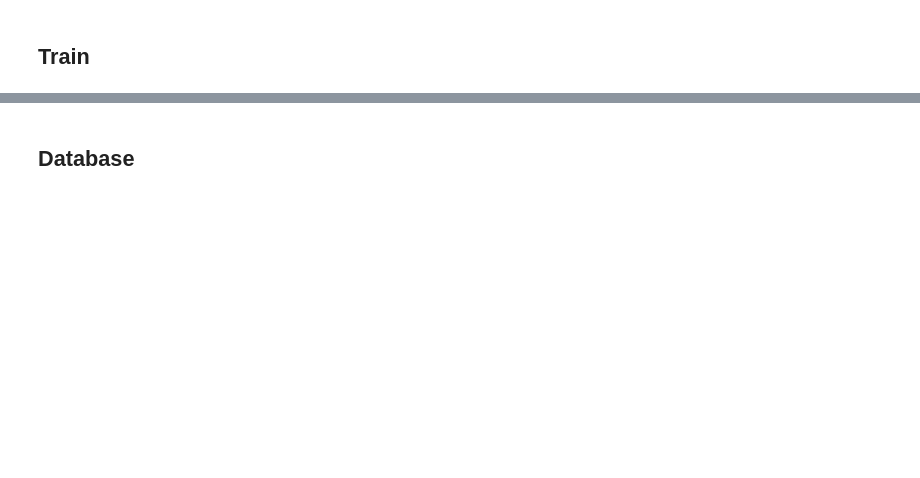
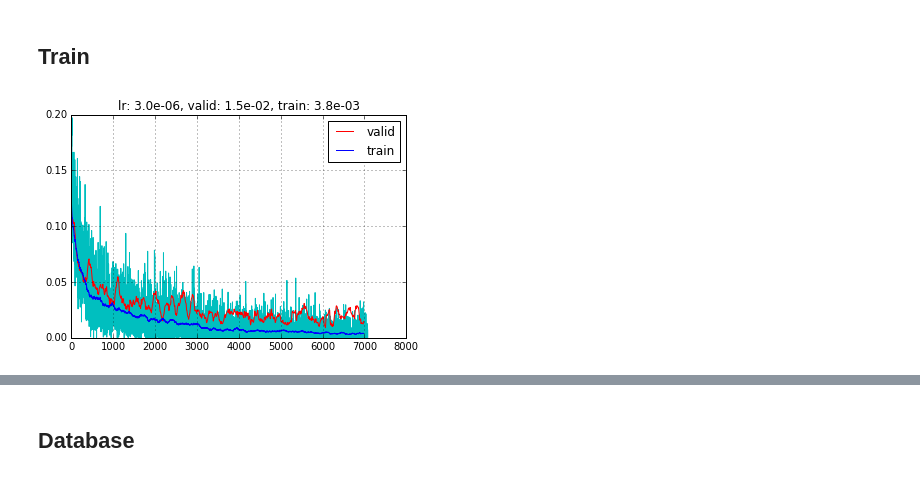
Before and after one commit to RomanKoshelev/deepcoins, a Jupyter notebook: model-1.ipynb, the cells around one changed output, grey strips where cells are left out. Saved outputs shown, nothing was run; the diff lists cells and outputs as text; code cells hidden in the pictures; blank space fills up the shorter version.

Commit message:
added distance plot

```diff
--- a/model-1.ipynb
+++ b/model-1.ipynb
@@ -81,13 +88,14 @@ model.build(network)
 # %%
 %%time
 model.train(
-    step_num   = 100000,
+    step_num   = 10000,
+    batch_size = 32,
+    lr         = {1e10:1e-4, 5e-2:3e-5, 1.5e-2:1e-5, 7e-3:3e-6, 4e-3:1e-6},
     tr_dataset = tr_dataset,
     va_dataset = va_dataset,
     margin     = margin,
-    batch_size = batch_size,
-    lr         = lr_by_loss,
-    mean_win   = 100,
 )
 model.save(model_path)
 print('-'*50)
+# %% [output]
+[figure, added]
```
Also changed, not shown: parts of 8 cells of this notebook, 7 other files.
